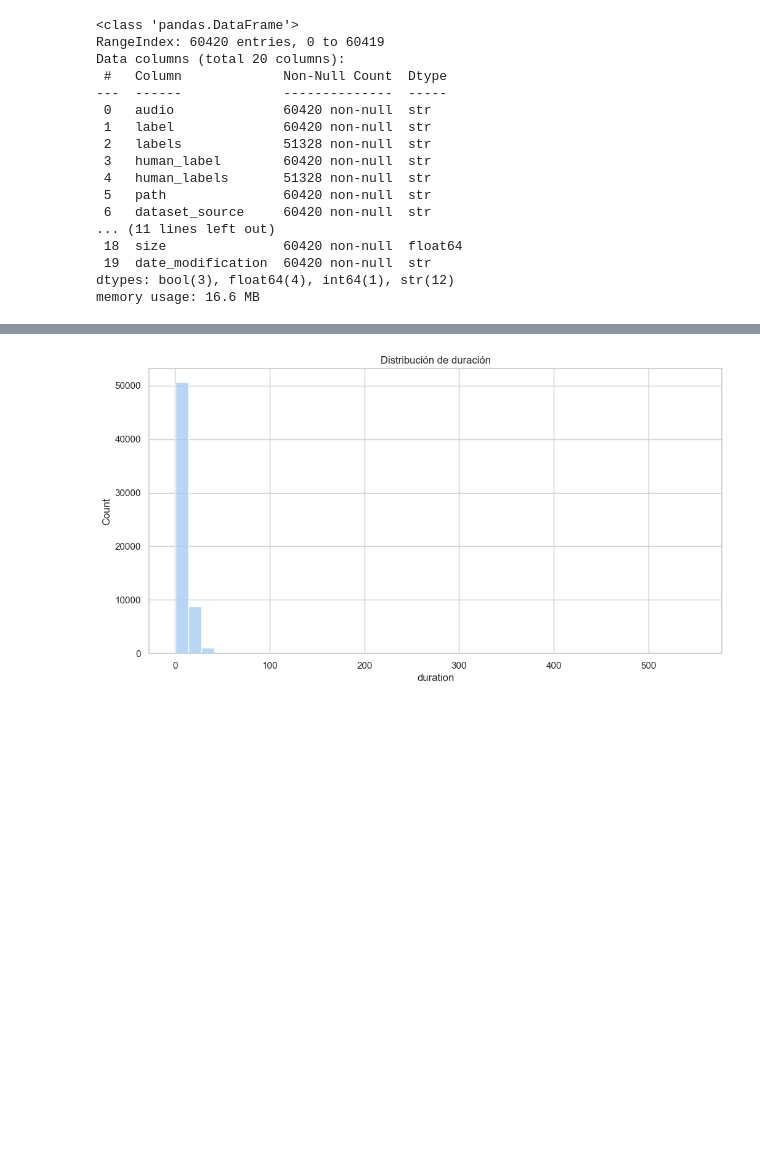
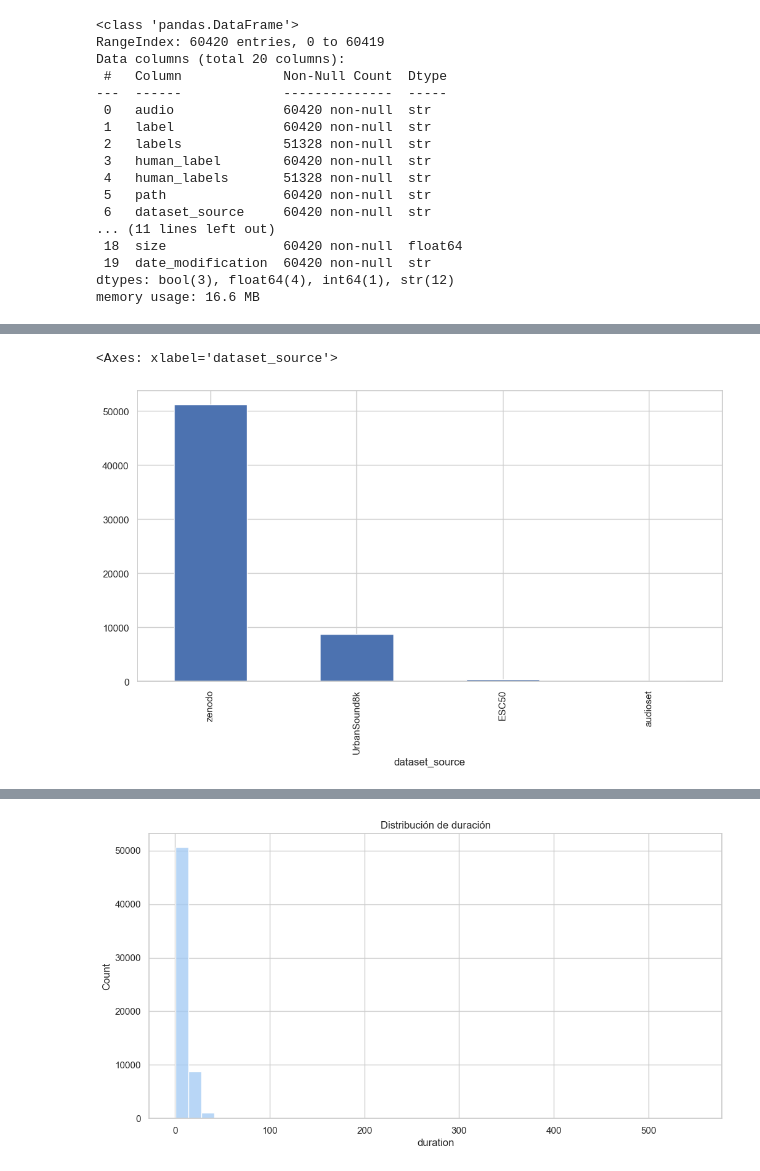
Before and after one commit to andrupax94/proyecto4geeks, a Jupyter notebook: notebooks/01_eda.ipynb, the cells around one changed output, grey strips where cells are left out. Drawn from its saved outputs; the diff is of its cells as text; code cells hidden in the pictures; blank space fills up the shorter version.

```diff
--- a/notebooks/01_eda.ipynb
+++ b/notebooks/01_eda.ipynb
@@ -208,0 +81,5 @@ plt.show()
+# %%
+eda["dataset_source"].value_counts().plot(kind="bar")
+# %% [output]
+<Axes: xlabel='dataset_source'>
+[figure, added]
```
Also changed, not shown: parts of 77 cells of this notebook.
